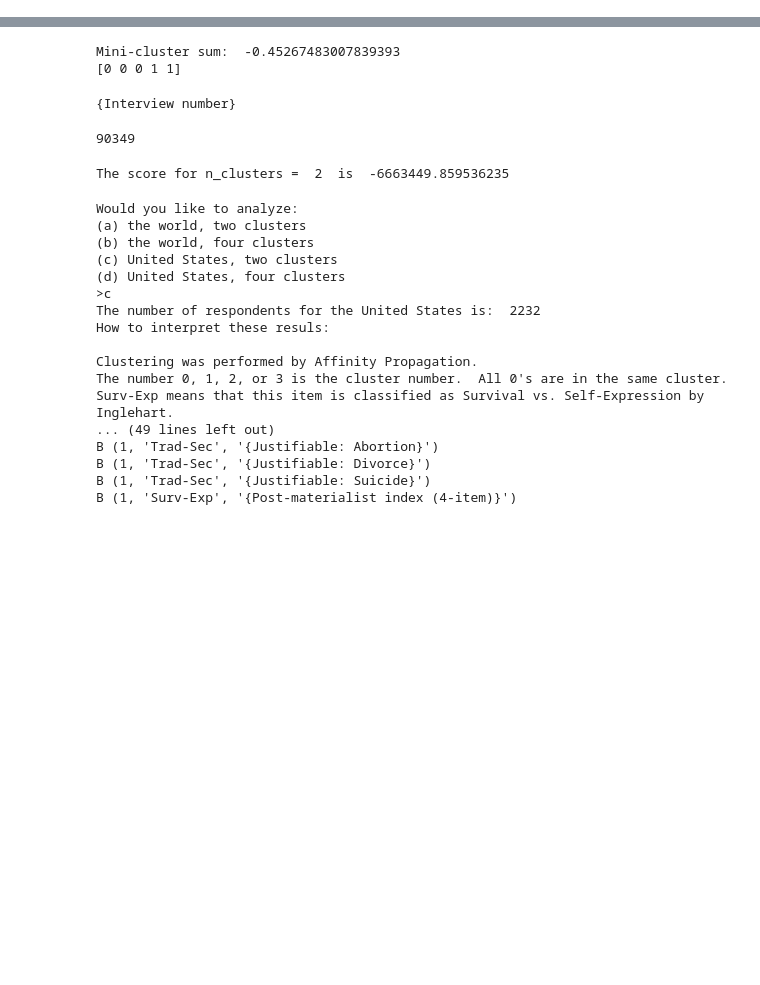
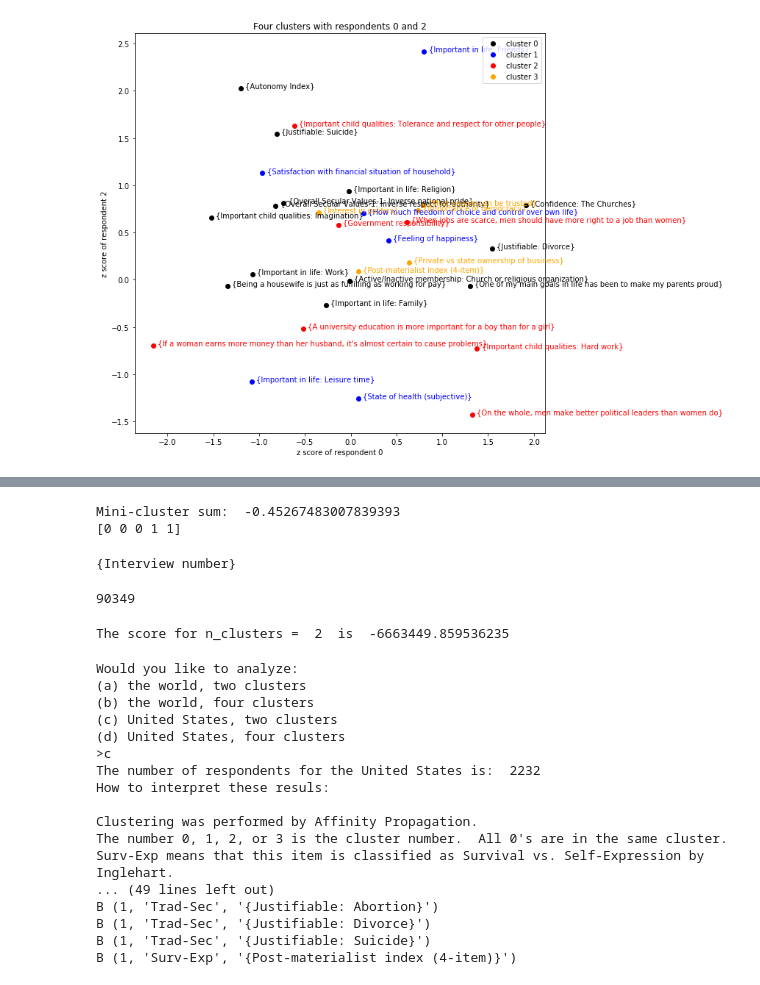
Before and after one commit to joshvonkorff/Project-1, a Jupyter notebook: WVS-1.ipynb, the cells around one changed output, grey strips where cells are left out. Drawn from its saved outputs; the diff is of its cells as text; code cells hidden in the pictures; blank space fills up the shorter version.

```diff
--- a/WVS-1.ipynb
+++ b/WVS-1.ipynb
@@ -292,0 +338,4 @@ B (3, 'Surv-Exp', '{Post-materialist index (4-item)}')
+# %%
+plot_pair_respondents(0, 2, labels, X, spec_series, all_nums)
+# %% [output]
+[figure, added]
```
Also changed, not shown: parts of 7 cells of this notebook, 3 other files.
